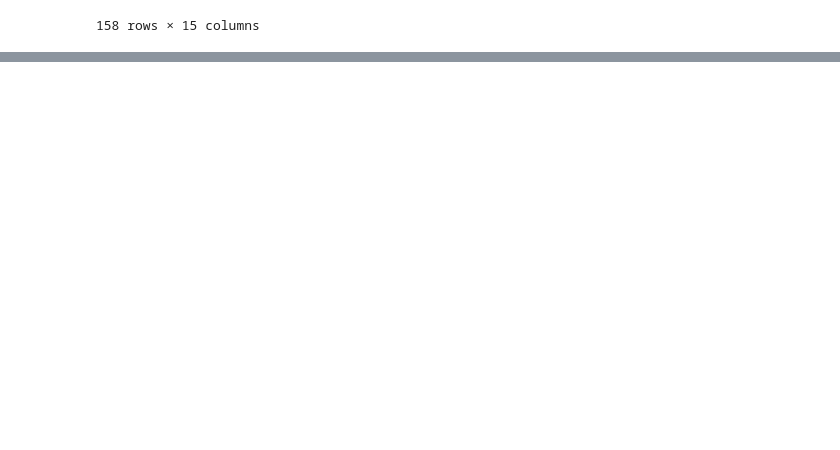
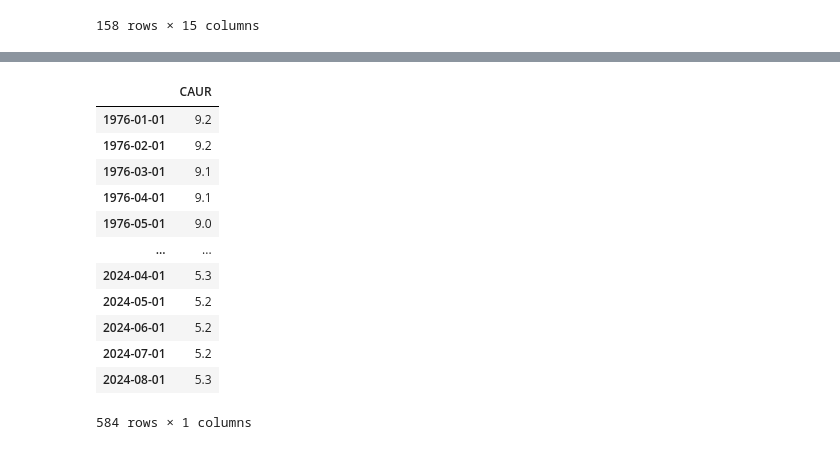
Before and after one commit to Shubham91999/Economic_Data_Analysis, a Jupyter notebook: EDA_Economic.ipynb, the cells around one changed output, grey strips where cells are left out. Cells and saved outputs as stored; diff of their text form; code cells hidden in the pictures; blank space fills up the shorter version.

Commit message:
Pulling statewise unemployment data

```diff
--- a/EDA_Economic.ipynb
+++ b/EDA_Economic.ipynb
@@ -175,0 +188,6 @@ unemp_df = unemp_df.loc[unemp_df['title'].str.contains('Unemployment Rate')]
+# %%
+#Checking a single data series
+for myid in unemp_df.index:
+    results = fred.get_series(myid)
+    break
+print(results)
@@ -175,0 +207,16 @@ unemp_df = unemp_df.loc[unemp_df['title'].str.contains('Unemployment Rate')]
+# %%
+results.to_frame(name=myid)
+# %% [output]
+|  | CAUR |
+| 1976-01-01 | 9.2 |
+| 1976-02-01 | 9.2 |
+| 1976-03-01 | 9.1 |
+| 1976-04-01 | 9.1 |
+| 1976-05-01 | 9.0 |
+| ... | ... |
+| 2024-04-01 | 5.3 |
+| 2024-05-01 | 5.2 |
+| 2024-06-01 | 5.2 |
+| 2024-07-01 | 5.2 |
+| 2024-08-01 | 5.3 |
+584 rows × 1 columns
```
Also changed, not shown: parts of 8 cells of this notebook.
